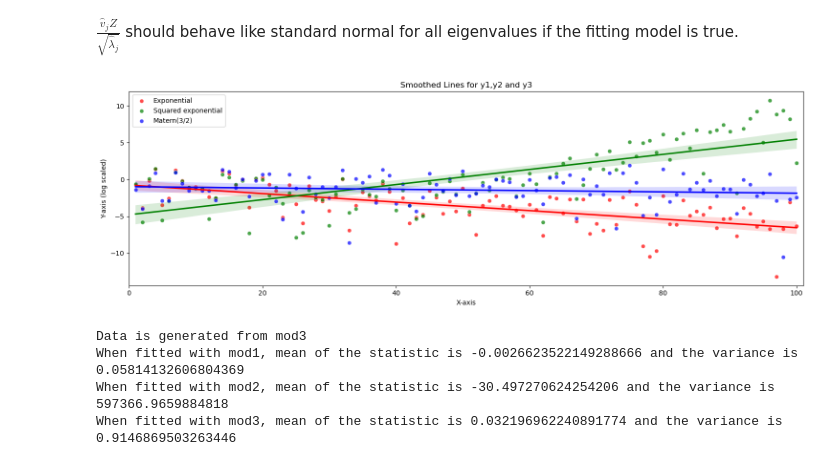
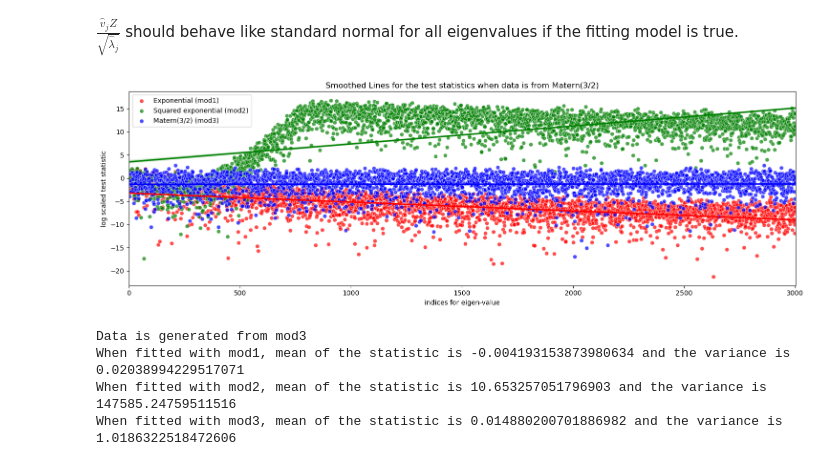
Before and after one commit to cl20813/Gaussian-Process-approximation, a Jupyter notebook: Exercises/Diagnostics_of_covariance_matrix_using_eigenvalue.ipynb, the cells around one changed output. Cells and saved outputs as stored; diff of their text form; code cells hidden in the pictures.

```diff
--- a/Exercises/Diagnostics_of_covariance_matrix_using_eigenvalue.ipynb
+++ b/Exercises/Diagnostics_of_covariance_matrix_using_eigenvalue.ipynb
@@ -55,33 +55,33 @@ def my_sim1(x_min=0, y_min=0, x_max=100, y_max=100, n=500, theta=3, range_val=5,
     plt.figure(figsize=(15, 5))
 
     # Line 1
-    sns.scatterplot(x='x', y='y1', data=data, alpha=0.7, color='red', label='Exponential')
+    sns.scatterplot(x='x', y='y1', data=data, alpha=0.7, color='red', label='Exponential (mod1)')
     sns.regplot(x='x', y='y1', data=data, scatter=False, color='red')
     plt.xlim(0, data['x'].max() + 1)  # Adjust the xlim as needed
 
     # Line 2
-    sns.scatterplot(x='x', y='y2', data=data, alpha=0.7, color='green', label='Squared exponential')
+    sns.scatterplot(x='x', y='y2', data=data, alpha=0.7, color='green', label='Squared exponential (mod2)')
     sns.regplot(x='x', y='y2', data=data, scatter=False, color='green')
     plt.xlim(0, data['x'].max() + 1)  # Adjust the xlim as needed
 
     # Line 3
-    sns.scatterplot(x='x', y='y3', data=data, alpha=0.7, color='blue', label='Matern(3/2)')
+    sns.scatterplot(x='x', y='y3', data=data, alpha=0.7, color='blue', label='Matern(3/2) (mod3)')
     sns.regplot(x='x', y='y3', data=data, scatter=False, color='blue')
     plt.xlim(0, data['x'].max() + 1)  # Adjust the xlim as needed
 
     # Add labels, title, and legend
-    plt.xlabel('X-axis')
-    plt.ylabel('Y-axis (log scaled)')
-    plt.title('Smoothed Lines for y1,y2 and y3')
+    plt.xlabel('indices for eigen-value')
+    plt.ylabel('log scaled test statistic')
+    plt.title('Smoothed Lines for the test statistics when data is from Matern(3/2)')
     plt.legend()
 
     plt.tight_layout()
     plt.show()
 # %%
 # Example usage
-my_sim1(x_min=0, y_min=0, x_max=100, y_max=100, n=100, theta=3, range_val=4, cov_index=2)
+my_sim1(x_min=0, y_min=0, x_max=100, y_max=1000, n=3000, theta=3, range_val=4, cov_index=2)
 # %% [output]
-[figure, old version]
+[figure, new version]
 # %%
 def my_sim2(x_min=0, y_min=0, x_max=100, y_max=100, n=500, theta=3, range_val=5, cov_index=1):
 
@@ -126,9 +126,9 @@ def my_sim2(x_min=0, y_min=0, x_max=100, y_max=100, n=500, theta=3, range_val=5,
     print(f'When fitted with mod2, mean of the statistic is {np.mean(tmp2)} and the variance is {np.var(tmp2)}')
     print(f'When fitted with mod3, mean of the statistic is {np.mean(tmp3)} and the variance is {np.var(tmp3)}')
 
-my_sim2(x_min=0, y_min=0, x_max=100, y_max=100, n=500, theta=3, range_val=5, cov_index=2)
+my_sim2(x_min=0, y_min=0, x_max=100, y_max=100, n=3000, theta=3, range_val=3, cov_index=2)
 # %% [output]
 Data is generated from mod3
-When fitted with mod1, mean of the statistic is -0.0026623522149288666 and the variance is 0.05814132606804369
-When fitted with mod2, mean of the statistic is -30.497270624254206 and the variance is 597366.9659884818
-When fitted with mod3, mean of the statistic is 0.032196962240891774 and the variance is 0.9146869503263446
+When fitted with mod1, mean of the statistic is -0.004193153873980634 and the variance is 0.02038994229517071
+When fitted with mod2, mean of the statistic is 10.653257051796903 and the variance is 147585.24759511516
+When fitted with mod3, mean of the statistic is 0.014880200701886982 and the variance is 1.0186322518472606
```
